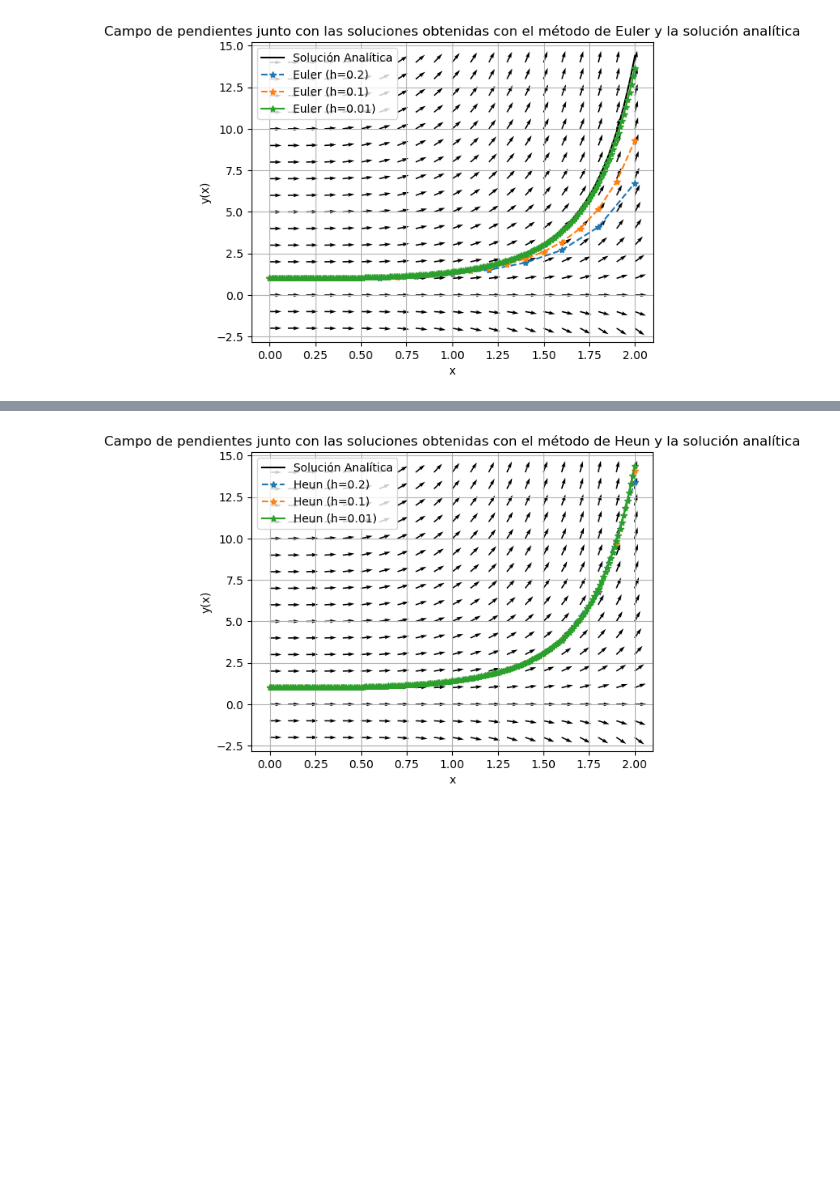
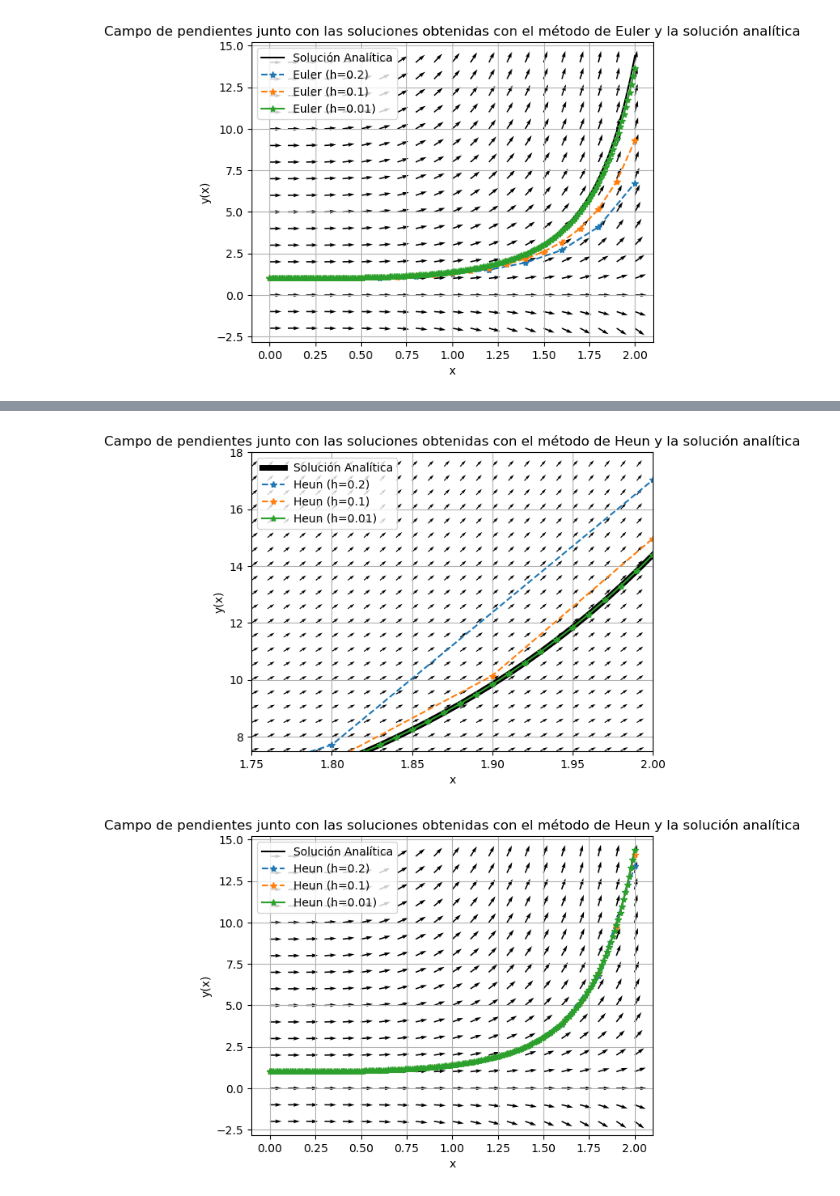
Before and after one commit to Diaz-Excoffon-Gonzalo/TP1-Calculo-avanzado, a Jupyter notebook: TP1.ipynb, the cells around one changed output, grey strips where cells are left out. Cells and saved outputs as stored; diff of their text form; code cells hidden in the pictures; blank space fills up the shorter version.

```diff
--- a/TP1.ipynb
+++ b/TP1.ipynb
@@ -300,3 +300,34 @@ plt.grid(True)
+# %%
+# Creamos la malla para el campo de pendientes
+eje_x = np.arange(0, 2.1, 0.01)
+eje_y = np.arange(-2, 18, 0.5)
+
+malla_X, malla_Y = np.meshgrid(eje_x, eje_y)
+
+# Le damos la orientación a cada vector y lo normalizamos
+U = np.ones_like(malla_X)
+V = f(malla_X, malla_Y)
+
+magnitud = np.sqrt(U**2 + V**2)
+U = U/magnitud
+V = V/magnitud
+
+# Graficamos el campo de pendientes con la solución analítica y los resultados de Heun
+plt.figure()
+plt.title('Campo de pendientes junto con las soluciones obtenidas con el método de Heun y la solución analítica')
+plt.plot(x3, y_exacta, 'k-',linewidth = 5, label='Solución Analítica')
+plt.plot(x1, y1_H1, '*--', label='Heun (h=0.2)')
+plt.plot(x2, y2_H1, '*--', label='Heun (h=0.1)')
+plt.plot(x3, y3_H1, '*-', label='Heun (h=0.01)')
+plt.xlabel('x')
+plt.ylabel('y(x)')
+plt.xlim(1.75,2)
+plt.ylim(7.5,18)
+plt.legend()
+plt.quiver(malla_X, malla_Y, U, V,angles='xy', scale=50)
+plt.grid(True)
+# %% [output]
+[figure, added]
 # %%
 # Creamos la malla para el campo de pendientes
 eje_x = np.arange(0, 2.1, 0.1)
```
Also changed, not shown: parts of 1 cell of this notebook.
